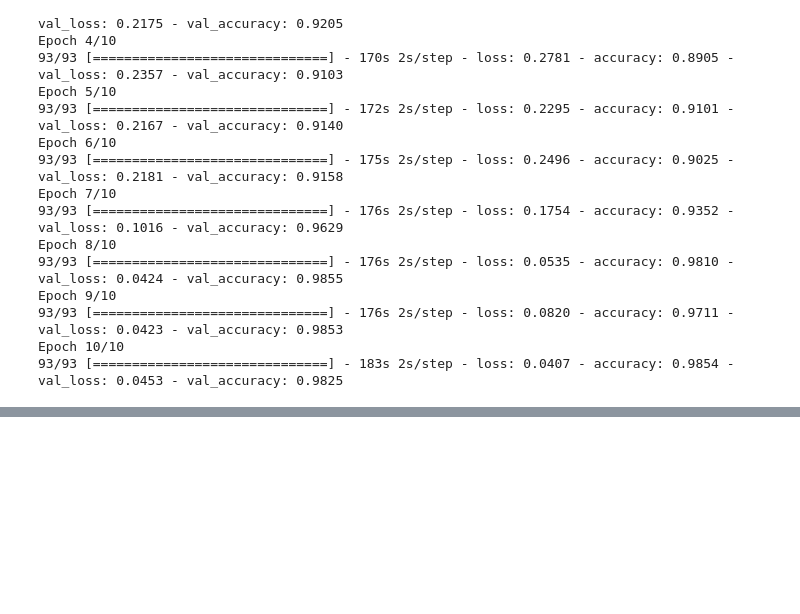
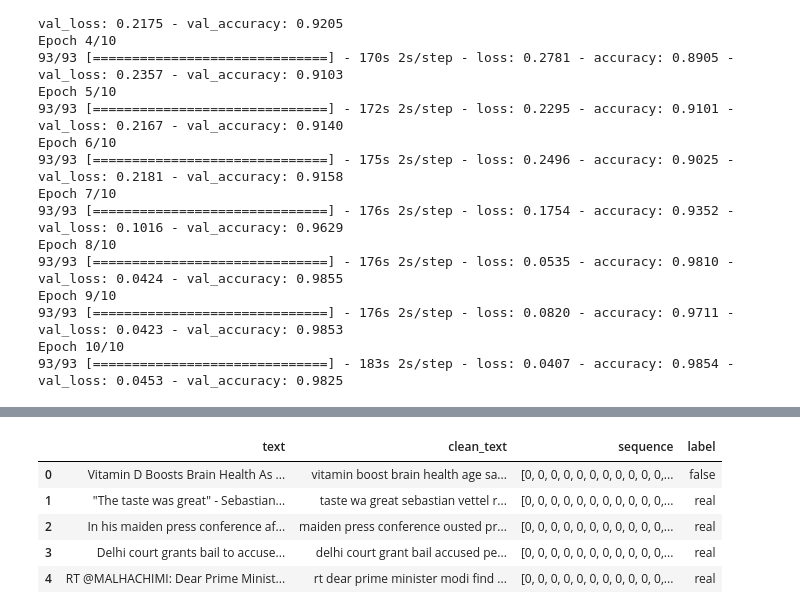
Before and after one commit to nikkenu/JODA, a Jupyter notebook: harjoitustyo/harjoitustyo.ipynb, the cells around one changed output, grey strips where cells are left out. Saved outputs shown, nothing was run; the diff lists cells and outputs as text; code cells hidden in the pictures; blank space fills up the shorter version.

```diff
--- a/harjoitustyo/harjoitustyo.ipynb
+++ b/harjoitustyo/harjoitustyo.ipynb
@@ -444,0 +463,17 @@ Epoch 10/10
+# %%
+tweet_sequence = tokenize(tweet_df['clean_text'])
+
+predict_tweet = model.predict_classes(tweet_sequence)
+predict_tweet = ['real' if prediction == 1 else 'false' for prediction in predict_tweet]
+
+tweet_prediction_df = tweet_df.copy()
+tweet_prediction_df['label'] = predict_tweet
+
+tweet_prediction_df.head(10)
+# %% [output]
+|  | text | clean_text | sequence | label |
+| 0 | Vitamin D Boosts Brain Health As ... | vitamin boost brain health age sa... | [0, 0, 0, 0, 0, 0, 0, 0, 0, 0, 0,... | false |
+| 1 | "The taste was great" - Sebastian... | taste wa great sebastian vettel r... | [0, 0, 0, 0, 0, 0, 0, 0, 0, 0, 0,... | real |
+| 2 | In his maiden press conference af... | maiden press conference ousted pr... | [0, 0, 0, 0, 0, 0, 0, 0, 0, 0, 0,... | real |
+| 3 | Delhi court grants bail to accuse... | delhi court grant bail accused pe... | [0, 0, 0, 0, 0, 0, 0, 0, 0, 0, 0,... | real |
+| 4 | RT @MALHACHIMI: Dear Prime Minist... | rt dear prime minister modi find ... | [0, 0, 0, 0, 0, 0, 0, 0, 0, 0, 0,... | real |
```
Also changed, not shown: parts of 4 cells of this notebook, 3 other files.
